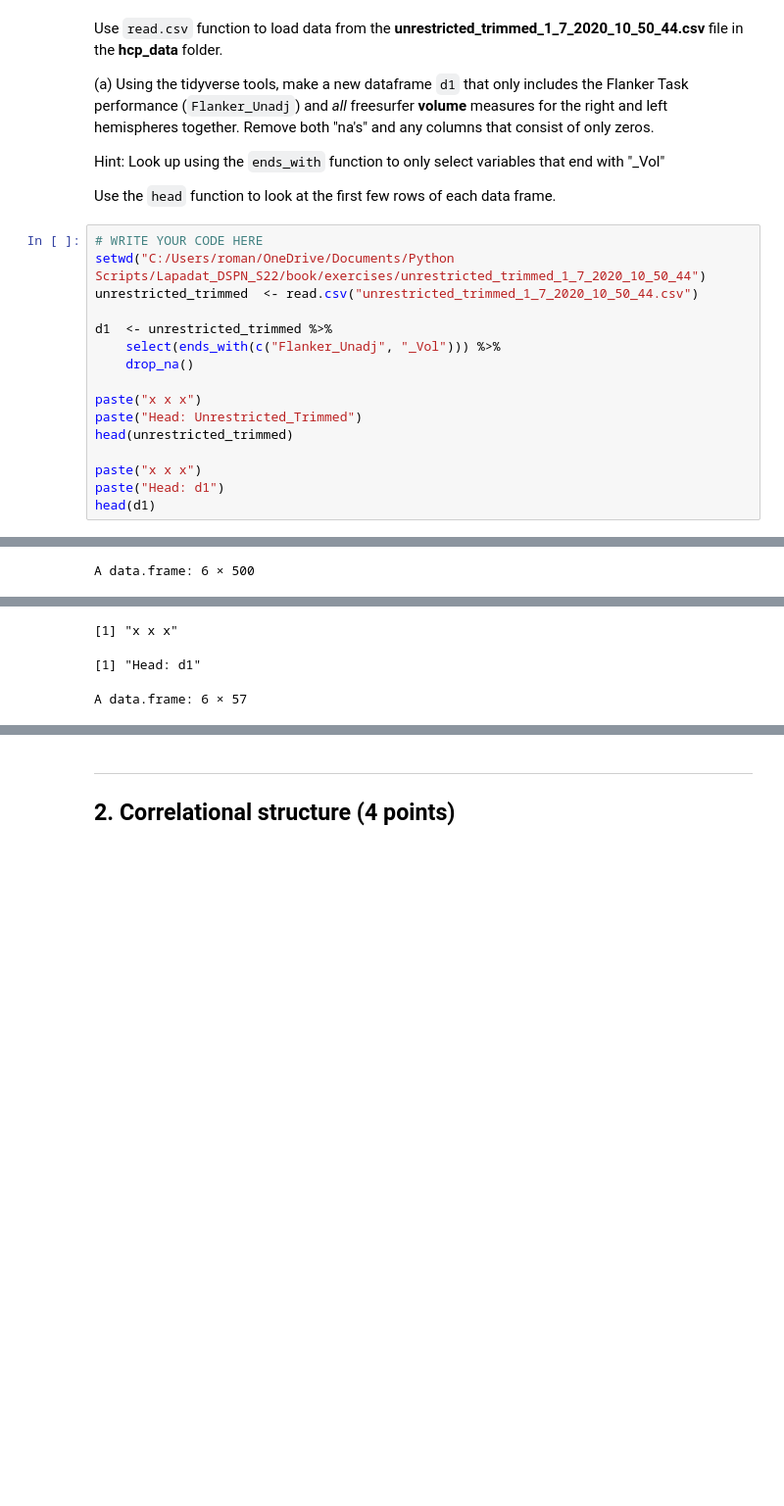
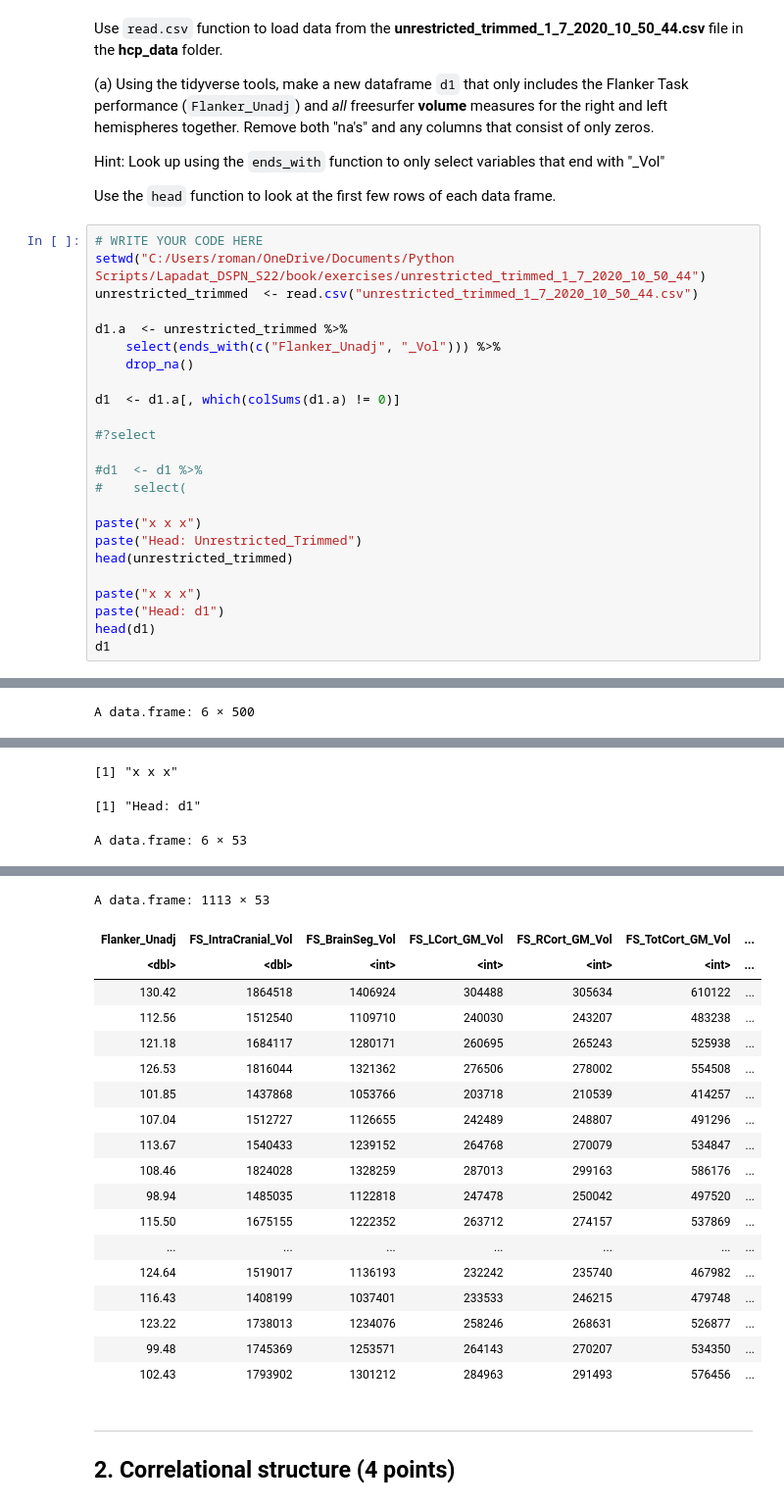
Before and after one commit to alapadat/Lapadat_DSPN_S22, a Jupyter notebook: book/exercises/10-19/Exercise18_principal-component-methods.ipynb, the cells around one changed output, grey strips where cells are left out. Shown at 98% size. Drawn from its saved outputs; the diff is of its cells as text; blank space fills up the shorter version.

```diff
--- a/book/exercises/10-19/Exercise18_principal-component-methods.ipynb
+++ b/book/exercises/10-19/Exercise18_principal-component-methods.ipynb
@@ -60,40 +60,67 @@ Use the `head` function to look at the first few rows of each data frame.
 setwd("C:/Users/roman/OneDrive/Documents/Python Scripts/Lapadat_DSPN_S22/book/exercises/unrestricted_trimmed_1_7_2020_10_50_44")
 unrestricted_trimmed  <- read.csv("unrestricted_trimmed_1_7_2020_10_50_44.csv")
 
-d1  <- unrestricted_trimmed %>%
+d1.a  <- unrestricted_trimmed %>%
     select(ends_with(c("Flanker_Unadj", "_Vol"))) %>%
     drop_na()
+
+d1  <- d1.a[, which(colSums(d1.a) != 0)]
+
+#?select
+
+#d1  <- d1 %>%
+#    select(
 
 paste("x x x")
 paste("Head: Unrestricted_Trimmed")
 head(unrestricted_trimmed)
 
 paste("x x x")
 paste("Head: d1")
 head(d1)
+d1
 # %% [output]
 [1] "x x x"
 [1] "Head: Unrestricted_Trimmed"
 A data.frame: 6 × 500
 |  | Subject | Release | Acquisition | Gender | Age | MMSE_Score | PSQI_Score | PSQI_Comp1 | PSQI_Comp2 | ... |
 |  | <int> | <chr> | <chr> | <chr> | <chr> | <int> | <int> | <int> | <int> | ... |
 | 1 | 100004 | S900 | Q06 | M | 22-25 | 29 | 8 | 1 | 2 | ... |
 | 2 | 100206 | S900 | Q11 | M | 26-30 | 30 | 6 | 1 | 1 | ... |
 | 3 | 100307 | Q1 | Q01 | F | 26-30 | 29 | 4 | 1 | 0 | ... |
 | 4 | 100408 | Q3 | Q03 | M | 31-35 | 30 | 4 | 1 | 1 | ... |
 | 5 | 100610 | S900 | Q08 | M | 26-30 | 30 | 4 | 1 | 1 | ... |
 | 6 | 101006 | S500 | Q06 | F | 31-35 | 28 | 2 | 1 | 1 | ... |
 [1] "x x x"
 [1] "Head: d1"
-A data.frame: 6 × 57
+A data.frame: 6 × 53
 |  | Flanker_Unadj | FS_IntraCranial_Vol | FS_BrainSeg_Vol | FS_LCort_GM_Vol | FS_RCort_GM_Vol | ... |
 |  | <dbl> | <dbl> | <int> | <int> | <int> | ... |
 | 1 | 130.42 | 1864518 | 1406924 | 304488 | 305634 | ... |
 | 2 | 112.56 | 1512540 | 1109710 | 240030 | 243207 | ... |
 | 3 | 121.18 | 1684117 | 1280171 | 260695 | 265243 | ... |
 | 4 | 126.53 | 1816044 | 1321362 | 276506 | 278002 | ... |
 | 5 | 101.85 | 1437868 | 1053766 | 203718 | 210539 | ... |
 | 6 | 107.04 | 1512727 | 1126655 | 242489 | 248807 | ... |
+A data.frame: 1113 × 53
+| Flanker_Unadj | FS_IntraCranial_Vol | FS_BrainSeg_Vol | FS_LCort_GM_Vol | FS_RCort_GM_Vol | FS_TotCort_GM_Vol | ... |
+| <dbl> | <dbl> | <int> | <int> | <int> | <int> | ... |
+| 130.42 | 1864518 | 1406924 | 304488 | 305634 | 610122 | ... |
+| 112.56 | 1512540 | 1109710 | 240030 | 243207 | 483238 | ... |
+| 121.18 | 1684117 | 1280171 | 260695 | 265243 | 525938 | ... |
+| 126.53 | 1816044 | 1321362 | 276506 | 278002 | 554508 | ... |
+| 101.85 | 1437868 | 1053766 | 203718 | 210539 | 414257 | ... |
+| 107.04 | 1512727 | 1126655 | 242489 | 248807 | 491296 | ... |
+| 113.67 | 1540433 | 1239152 | 264768 | 270079 | 534847 | ... |
+| 108.46 | 1824028 | 1328259 | 287013 | 299163 | 586176 | ... |
+| 98.94 | 1485035 | 1122818 | 247478 | 250042 | 497520 | ... |
+| 115.50 | 1675155 | 1222352 | 263712 | 274157 | 537869 | ... |
+| ... | ... | ... | ... | ... | ... | ... |
+| 124.64 | 1519017 | 1136193 | 232242 | 235740 | 467982 | ... |
+| 116.43 | 1408199 | 1037401 | 233533 | 246215 | 479748 | ... |
+| 123.22 | 1738013 | 1234076 | 258246 | 268631 | 526877 | ... |
+| 99.48 | 1745369 | 1253571 | 264143 | 270207 | 534350 | ... |
+| 102.43 | 1793902 | 1301212 | 284963 | 291493 | 576456 | ... |
 # %% [markdown]
 ---
 ## 2. Correlational structure (4 points)
```
Also changed, not shown: parts of 9 cells of this notebook.
